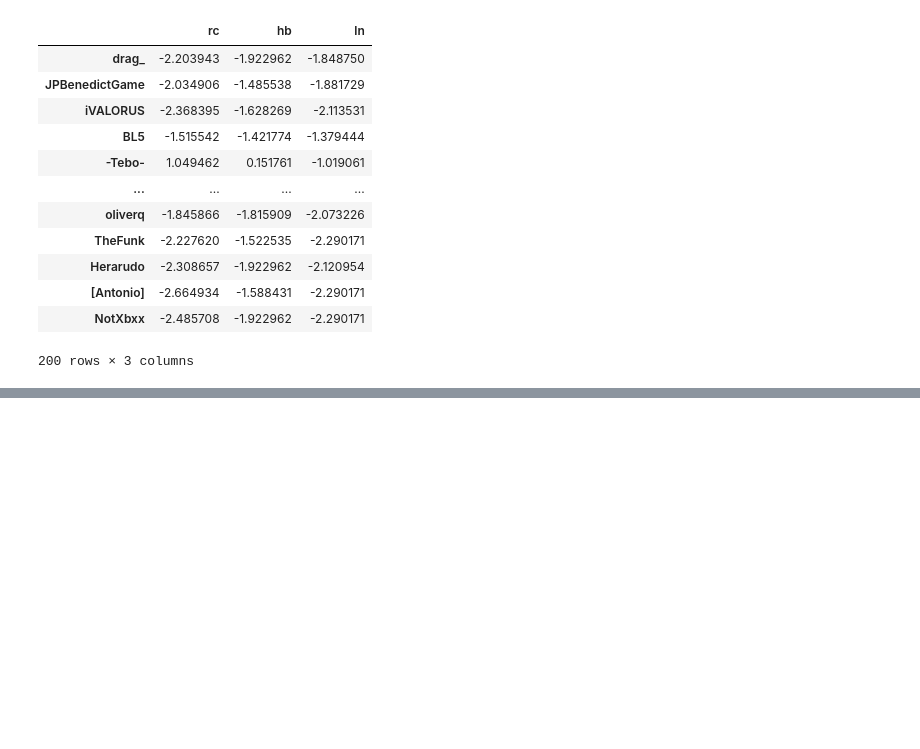
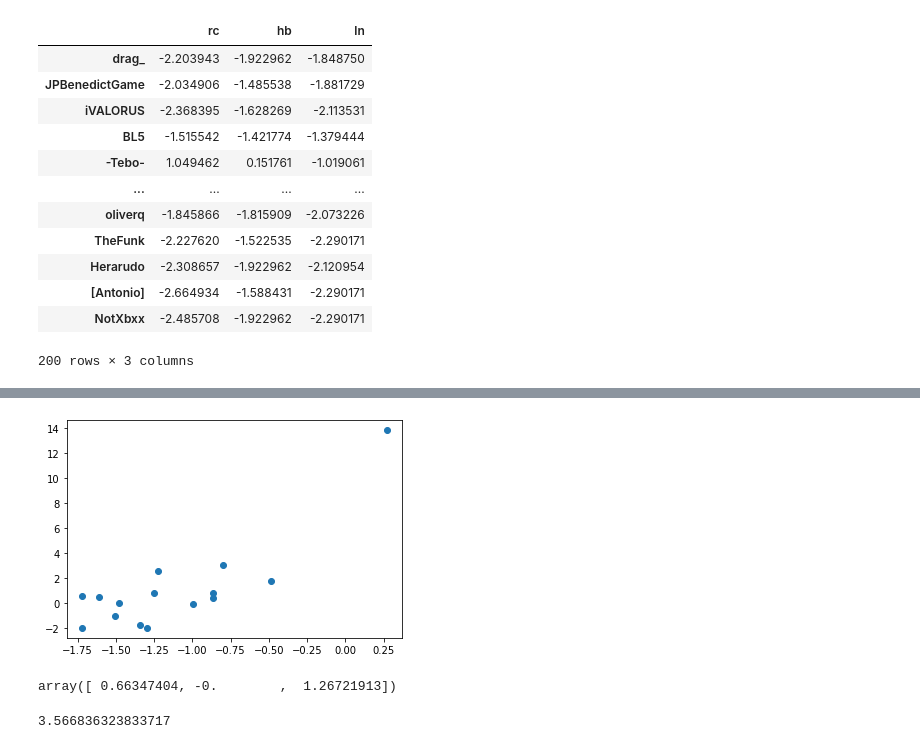
Before and after one commit to 4digitmwc/extraterrestrial-index, a Jupyter notebook: eti_soft.ipynb, the cells around one changed output, grey strips where cells are left out. Saved outputs shown, nothing was run; the diff lists cells and outputs as text; code cells hidden in the pictures; blank space fills up the shorter version.

```diff
--- a/eti_soft.ipynb
+++ b/eti_soft.ipynb
@@ -273,0 +238,12 @@ See the caveats in the documentation: https://pandas.pydata.org/pandas-docs/stab
+# %%
+plot_soft6_vs_4dm4('LN')
+# %% [output]
+[figure, added]
+# %%
+soft6_model._linearETIRegression.coef_
+# %% [output]
+array([ 0.66347404, -0.        ,  1.26721913])
+# %%
+soft6_model._linearETIRegression.intercept_
+# %% [output]
+3.566836323833717
```
Also changed, not shown: parts of 39 cells of this notebook, 3 other files.
